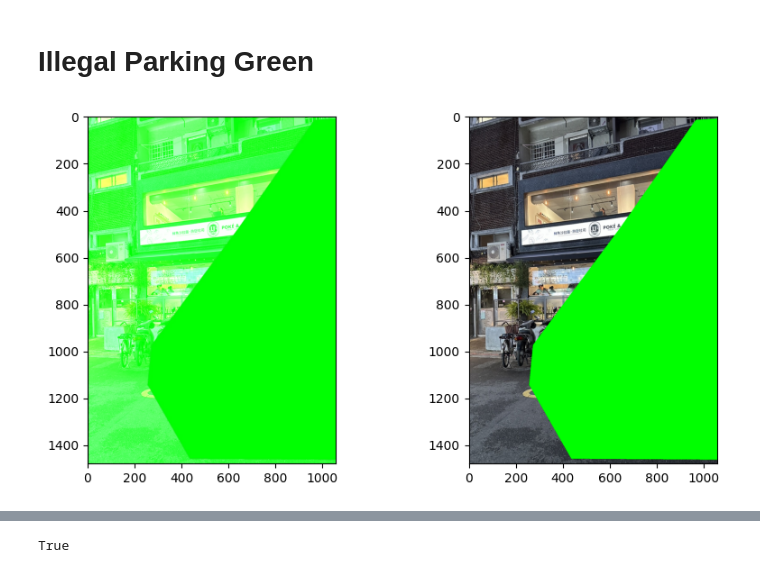
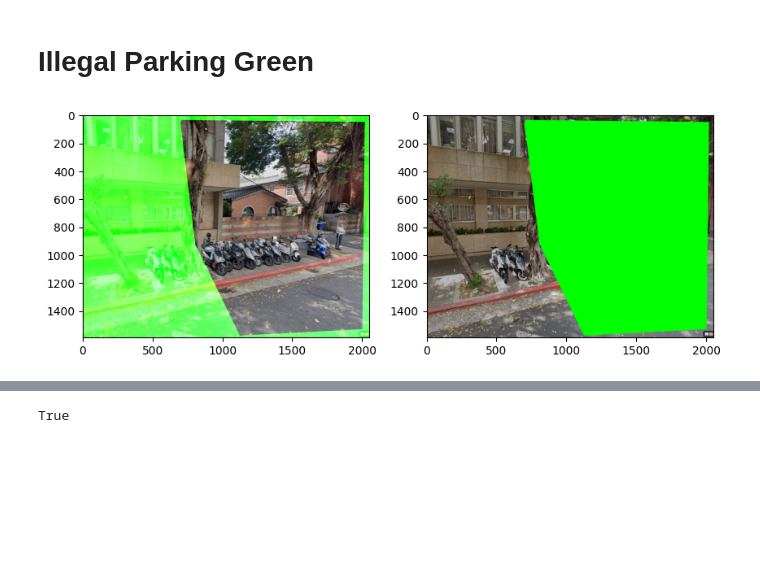
Before and after one commit to VincentSheh/motorparking-tracker, a Jupyter notebook: Detector_trainer/Yolo_Trainer.ipynb, the cells around one changed output, grey strips where cells are left out. Cells and saved outputs as stored; diff of their text form; code cells hidden in the pictures; blank space fills up the shorter version.

```diff
--- a/Detector_trainer/Yolo_Trainer.ipynb
+++ b/Detector_trainer/Yolo_Trainer.ipynb
@@ -209,37 +208,37 @@ Results saved to runs/detect/predict2
 import cv2
 import numpy as np
 from matplotlib import pyplot as plt
 from ultralytics import YOLO
-model = YOLO('yolov8l.pt')
-polygon_points = [(255, 1144), (271, 974), (641, 475), (963, 14), (1101, 8), (1076, 1462), (434, 1458), (260, 1152)]
-orig_img = cv2.imread('image0.jpg')
+model = YOLO('yolov8x.pt')
+polygon_points = [(697, 55), (804, 922), (1017, 1360), (1122, 1576), (1996, 1530), (2014, 48), (704, 34)]
+orig_img = cv2.imread('illegal13.jpg')
 pts = np.array(polygon_points, np.int64)
 pts = pts.reshape((-1, 1, 2))
 img = orig_img.copy()
 
 
 # Create a mask for the polygon area
 mask = np.zeros_like(img)  # Create a black image with similar shape as original
 mask[:] = (0,255,0)
 cv2.fillPoly(mask, [pts], (0, 0, 0))  # Insert the polygon and fill it with white
 
 # Apply the mask to the original image to get only the polygon area
 # Invert the mask for the park_img
 park_img = cv2.bitwise_or(img, mask)  # Keep the area outside the polygon black
 
 # Create a copy of the original image for the illegal parking visualization
 illegal_park_img = img.copy()
 
 # Fill the polygon area with green in the illegal parking image
 cv2.fillPoly(illegal_park_img, [pts], (0, 255, 0))  # Fill the polygon with green
 
 # Plot the images
 fig, ax = plt.subplots(1, 2, figsize=(10, 5))
 ax[0].imshow(cv2.cvtColor(park_img, cv2.COLOR_BGR2RGB))  # Convert to RGB for accurate color representation
 ax[1].imshow(cv2.cvtColor(illegal_park_img, cv2.COLOR_BGR2RGB))
 plt.show()
 # %% [output]
-[figure, old version]
+[figure, new version]
 # %%
 
 # Load the model and image
```
Also changed, not shown: parts of 8 cells of this notebook.
